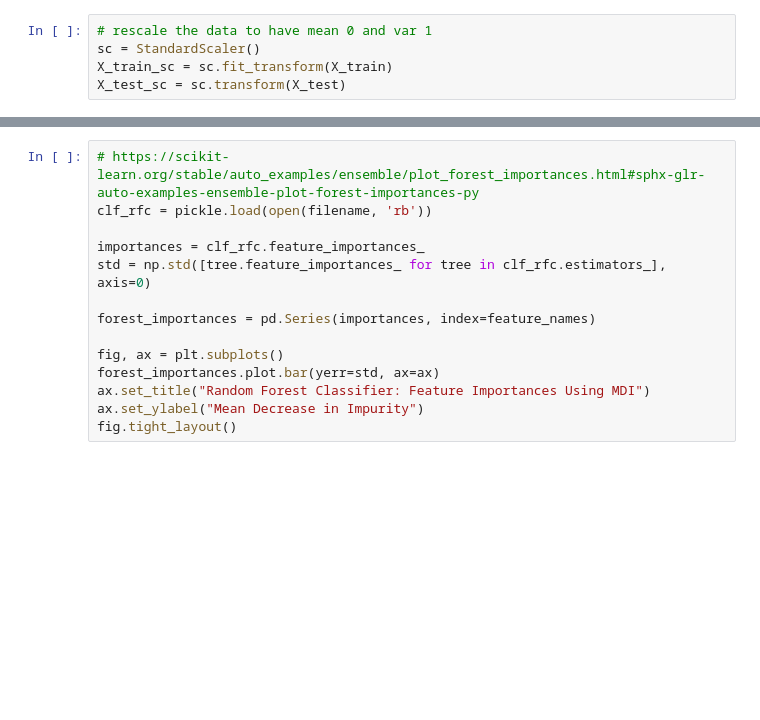
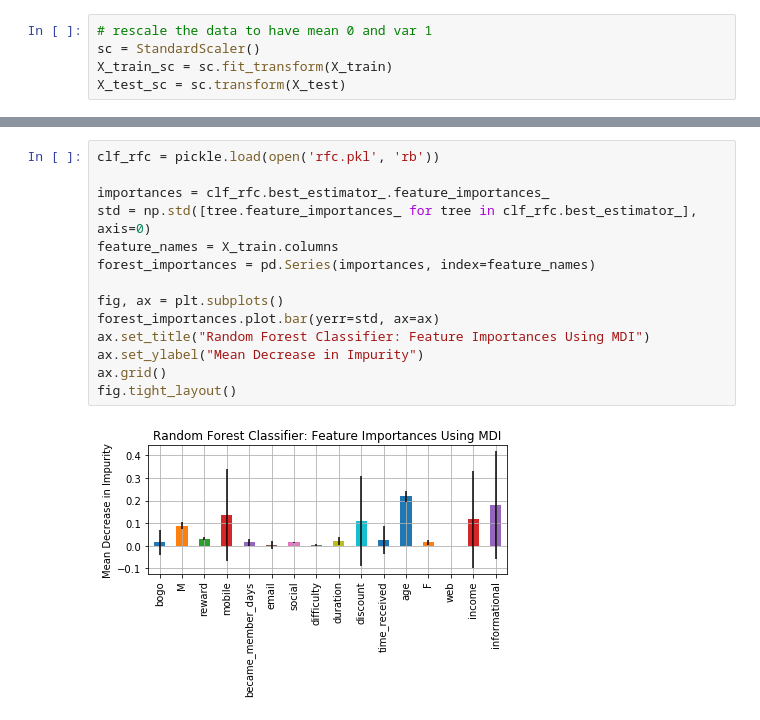
Before and after one commit to yanjiabai/Starbucks-Offer-Evaluation, a Jupyter notebook: Starbucks_Capstone_notebook.ipynb, the cells around one changed output, grey strips where cells are left out. Saved outputs shown, nothing was run; the diff lists cells and outputs as text; blank space fills up the shorter version.

```diff
--- a/Starbucks_Capstone_notebook.ipynb
+++ b/Starbucks_Capstone_notebook.ipynb
@@ -571,14 +549,16 @@ NameError: name 'y_2d' is not defined
 # %%
-# https://scikit-learn.org/stable/auto_examples/ensemble/plot_forest_importances.html#sphx-glr-auto-examples-ensemble-plot-forest-importances-py
-clf_rfc = pickle.load(open(filename, 'rb'))
+clf_rfc = pickle.load(open('rfc.pkl', 'rb'))
 
-importances = clf_rfc.feature_importances_
-std = np.std([tree.feature_importances_ for tree in clf_rfc.estimators_], axis=0)
-
+importances = clf_rfc.best_estimator_.feature_importances_
+std = np.std([tree.feature_importances_ for tree in clf_rfc.best_estimator_], axis=0)
+feature_names = X_train.columns
 forest_importances = pd.Series(importances, index=feature_names)
 
 fig, ax = plt.subplots()
 forest_importances.plot.bar(yerr=std, ax=ax)
 ax.set_title("Random Forest Classifier: Feature Importances Using MDI")
 ax.set_ylabel("Mean Decrease in Impurity")
+ax.grid()
 fig.tight_layout()
+# %% [output]
+[figure, added]
```
Also changed, not shown: parts of 14 cells of this notebook.
